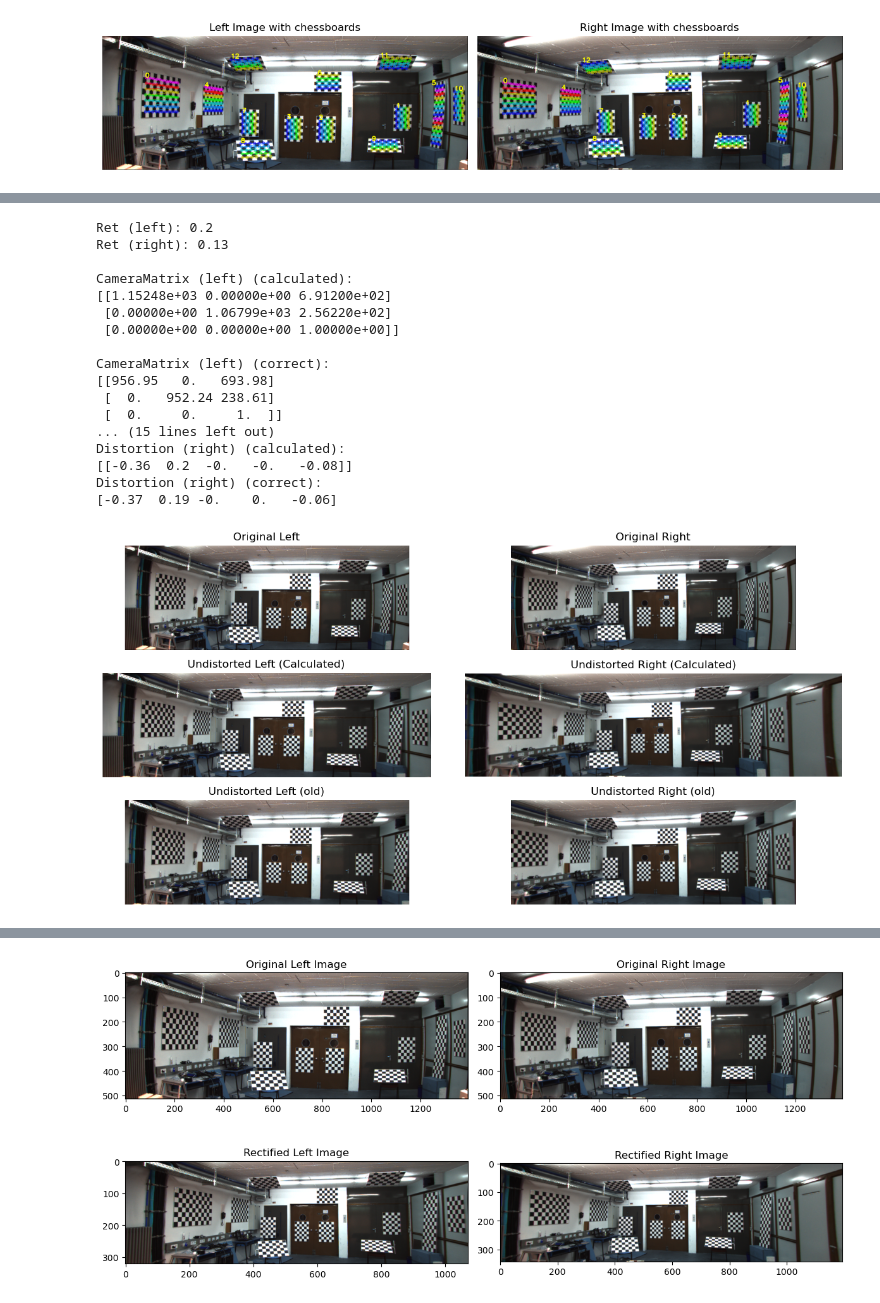
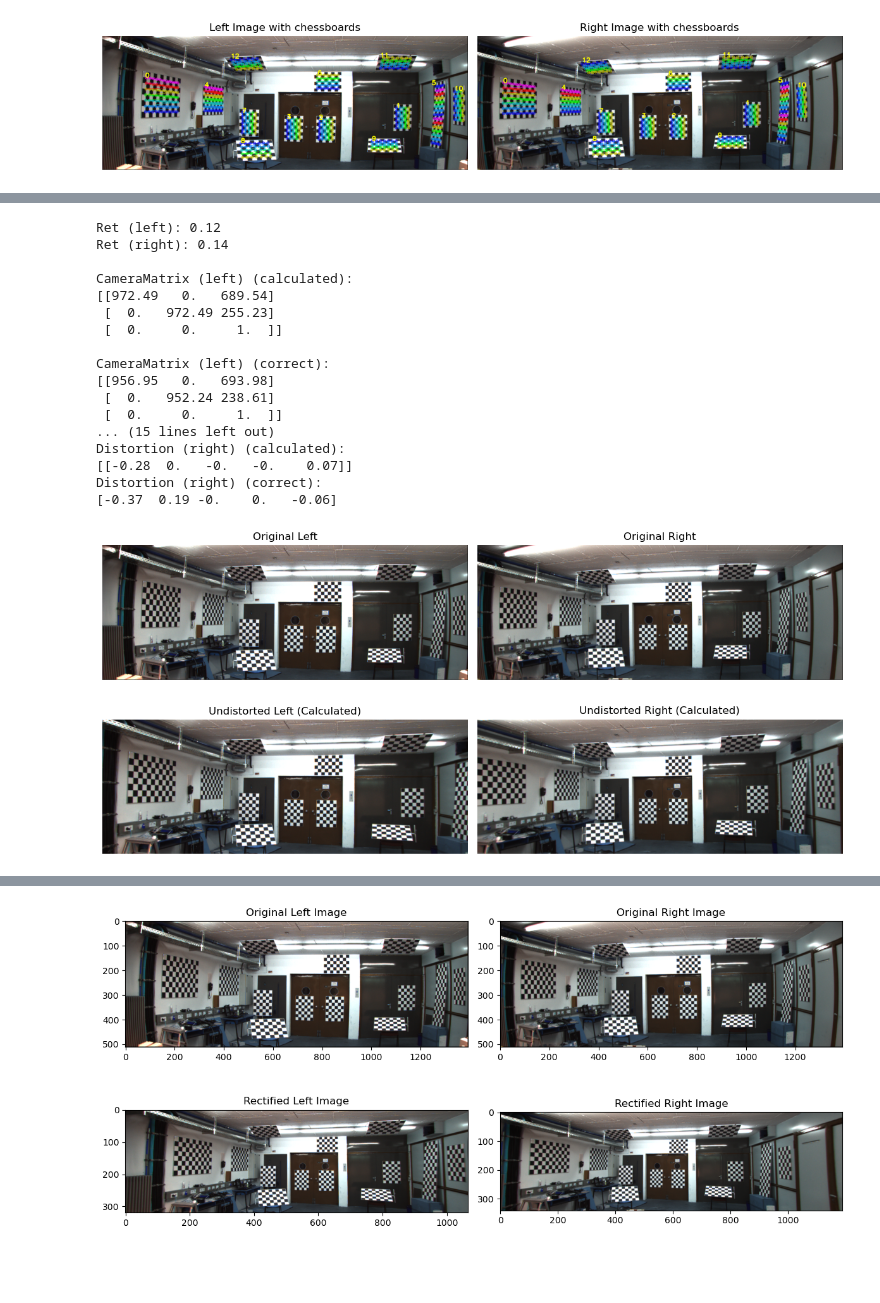
Before and after one commit to JoelIngason/perception-final-project, a Jupyter notebook: src/Lukas_Calib.ipynb, the cells around one changed output, grey strips where cells are left out. Saved outputs shown, nothing was run; the diff lists cells and outputs as text; code cells hidden in the pictures; blank space fills up the shorter version.

```diff
--- a/src/Lukas_Calib.ipynb
+++ b/src/Lukas_Calib.ipynb
@@ -233,19 +319,9 @@ plt.show()
 # %%
-# Funktion zum Runden und Vergleichen von Matrizen
-def compare_matrices(name, calculated, correct):
-    calculated_rounded = np.round(calculated, 2)
-    correct_rounded = np.round(correct, 2)
-    print(f"{name} (calculated):\n{calculated_rounded}")
-    print(f"{name} (correct):\n{correct_rounded}")
-    print()
+flags_calib_left = cv2.CALIB_FIX_ASPECT_RATIO
+flags_calib_right = cv2.CALIB_FIX_K2
 
-gray_left = cv2.cvtColor(left_image, cv2.COLOR_RGB2GRAY)
-
-image_size = gray_left.shape[::-1]
-flags_calib = cv2.CALIB_FIX_K3 | cv2.CALIB_FIX_K4 | cv2.CALIB_FIX_K5
-
-ret_calib_left, K_left, D_left, rvecs_left, tvecs_left = cv2.calibrateCamera(objpoints, imgpoints_left, image_size, None, None)
-ret_calib_right, K_right, D_right, rvecs_right, tvecs_right = cv2.calibrateCamera(objpoints, imgpoints_right, image_size, None, None)
+ret_calib_left, K_left, D_left, rvecs_left, tvecs_left = cv2.calibrateCamera(objpoints, imgpoints_left, image_size, None, None, flags = flags_calib_left)
+ret_calib_right, K_right, D_right, rvecs_right, tvecs_right = cv2.calibrateCamera(objpoints, imgpoints_right, image_size, None, None, flags = flags_calib_right)
 
 print("Ret (left):", np.round(ret_calib_left,2), "\nRet (right):", np.round(ret_calib_right,2))
 
@@ -257,13 +333,13 @@ compare_matrices("CameraMatrix (right)", K_right, calib_data.K_03)
 compare_matrices("Distortion (left)", D_left, calib_data.D_02)
 compare_matrices("Distortion (right)", D_right, calib_data.D_03)
 # %% [output]
-Ret (left): 0.2
-Ret (right): 0.13
+Ret (left): 0.12
+Ret (right): 0.14
 
 CameraMatrix (left) (calculated):
-[[1.15248e+03 0.00000e+00 6.91200e+02]
- [0.00000e+00 1.06799e+03 2.56220e+02]
- [0.00000e+00 0.00000e+00 1.00000e+00]]
+[[972.49   0.   689.54]
+ [  0.   972.49 255.23]
+ [  0.     0.     1.  ]]
 
 CameraMatrix (left) (correct):
 [[956.95   0.   693.98]
@@ -271,53 +347,46 @@ CameraMatrix (left) (correct):
  [  0.     0.     1.  ]]
 ... (15 lines left out)
 Distortion (right) (calculated):
-[[-0.36  0.2  -0.   -0.   -0.08]]
+[[-0.28  0.   -0.   -0.    0.07]]
 Distortion (right) (correct):
 [-0.37  0.19 -0.    0.   -0.06]
 # %%
 # plot undistorted images
-def plot_undistorted_images(left_original, right_original, left_calculated_old, right_calculated_old, left_calculated, right_calculated):
-    fig, axs = plt.subplots(3, 2, figsize=(12, 6))
+def plot_undistorted_images(left_original, right_original, left_calculated, right_calculated):
+    fig, axs = plt.subplots(2, 2, figsize=(12, 6))
 
     # left
     axs[0, 0].imshow(left_original)
     axs[0, 0].set_title("Original Left")
     axs[0, 0].axis("off")
 
     axs[1, 0].imshow(left_calculated)
     axs[1, 0].set_title("Undistorted Left (Calculated)")
     axs[1, 0].axis("off")
 
-    axs[2, 0].imshow(left_calculated_old)
-    axs[2, 0].set_title("Undistorted Left (old)")
-    axs[2, 0].axis("off")
     # right
     axs[0, 1].imshow(right_original)
     axs[0, 1].set_title("Original Right")
     axs[0, 1].axis("off")
 
     axs[1, 1].imshow(right_calculated)
     axs[1, 1].set_title("Undistorted Right (Calculated)")
     axs[1, 1].axis("off")
 
-    axs[2, 1].imshow(right_calculated_old)
-    axs[2, 1].set_title("Undistorted Right (old)")
-    axs[2, 1].axis("off")
-
     plt.tight_layout()
     plt.show()
-K_left_new, roi_left = cv2.getOptimalNewCameraMatrix(K_left,D_left,image_size,1,image_size)
-K_right_new, roi_right = cv2.getOptimalNewCameraMatrix(K_right,D_right,image_size,1,image_size)
+# K_left_new, roi_left = cv2.getOptimalNewCameraMatrix(K_left,D_left,image_size,1,image_size)
+# K_right_new, roi_right = cv2.getOptimalNewCameraMatrix(K_right,D_right,image_size,1,image_size)
 
-x_l,y_l,w_l,h_l = roi_left
-x_r,y_r,w_r,h_r = roi_right
-undistorted_left = cv2.undistort(left_image, K_left, D_left, None, K_left_new)[y_l:y_l+h_l, x_l:x_l+w_l]
-undistorted_right = cv2.undistort(right_image, K_right, D_right, None, K_right_new)[y_r:y_r+h_r, x_r:x_r+w_r]
+# x_l,y_l,w_l,h_l = roi_left
+# x_r,y_r,w_r,h_r = roi_right
+# undistorted_left = cv2.undistort(left_image, K_left, D_left, None, K_left_new)[y_l:y_l+h_l, x_l:x_l+w_l]
+# undistorted_right = cv2.undistort(right_image, K_right, D_right, None, K_right_new)[y_r:y_r+h_r, x_r:x_r+w_r]
 undistorted_left_old = cv2.undistort(left_image, K_left, D_left)
 undistorted_right_old = cv2.undistort(right_image, K_right, D_right)
 
-plot_undistorted_images(left_image, right_image, undistorted_left_old, undistorted_right_old, undistorted_left, undistorted_right)
+plot_undistorted_images(left_image, right_image, undistorted_left_old, undistorted_right_old)# , undistorted_left, undistorted_right)
 # %% [output]
-[figure, old version]
+[figure, new version]
 # %%
 # find good flags for stereo calibration
```
Also changed, not shown: parts of 9 cells of this notebook.
